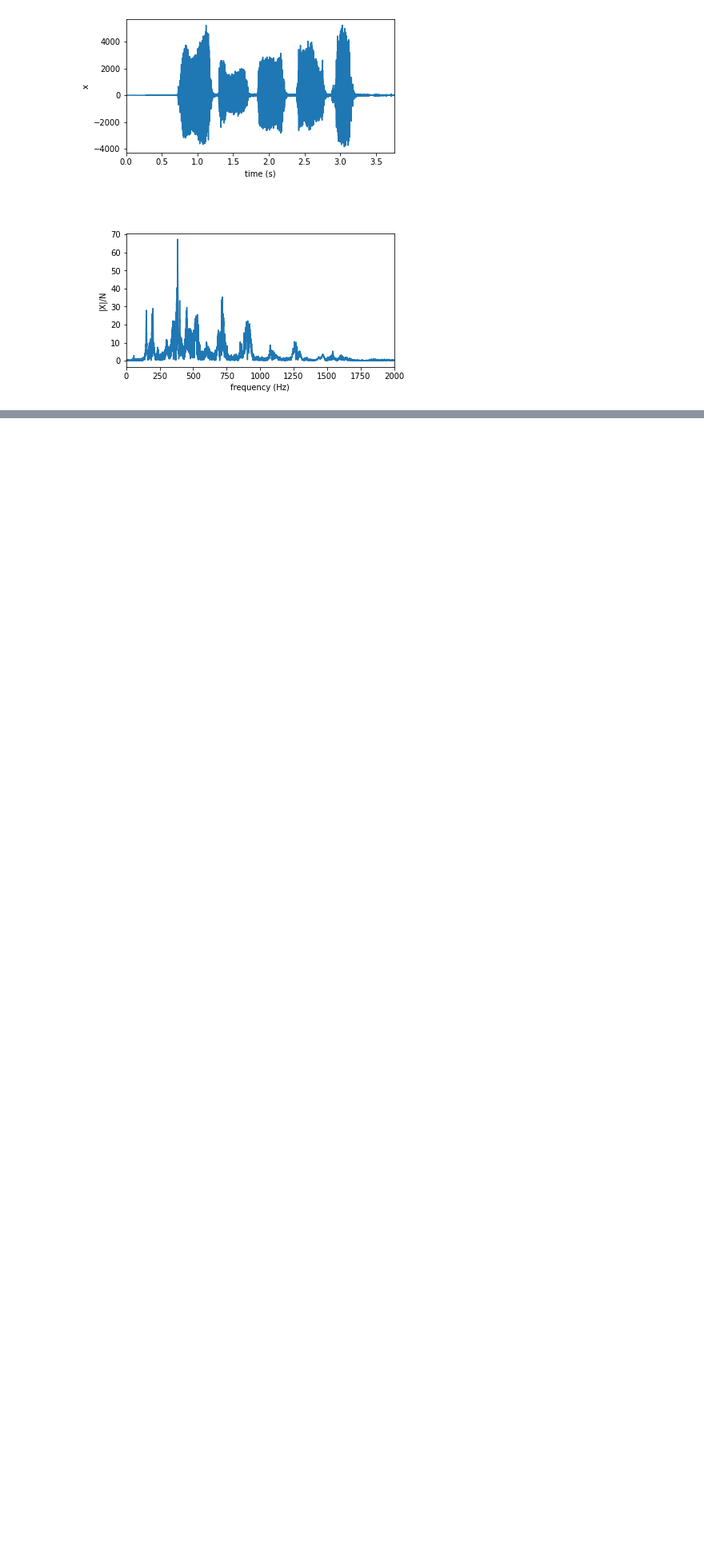
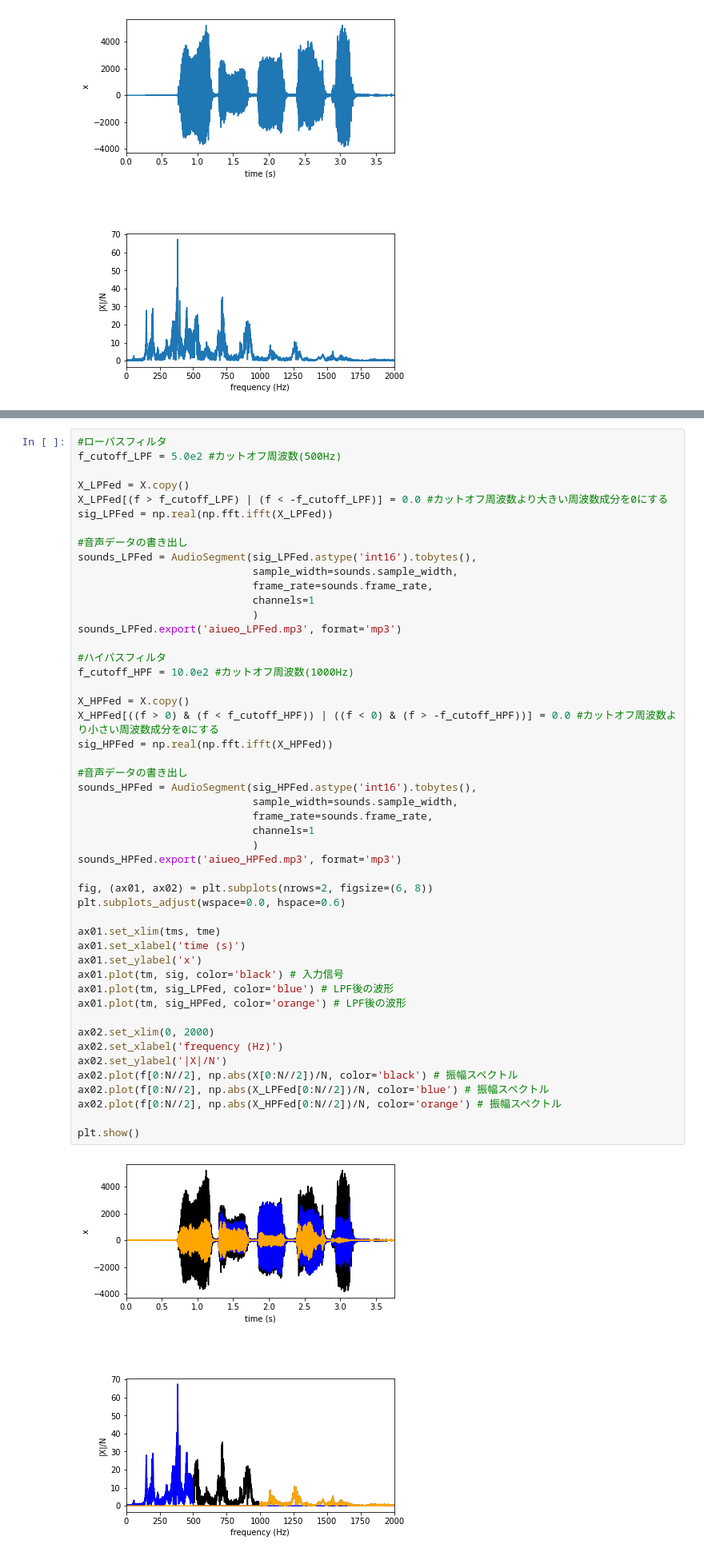
Before and after one commit to Sakuya649/AOJ, a Jupyter notebook: フーリエ・ウェーブレット解析入門/chap01.ipynb, the cells around one changed output, grey strips where cells are left out. Shown at 80% size. Saved outputs shown, nothing was run; the diff lists cells and outputs as text; blank space fills up the shorter version.

```diff
--- a/フーリエ・ウェーブレット解析入門/chap01.ipynb
+++ b/フーリエ・ウェーブレット解析入門/chap01.ipynb
@@ -90,0 +95,51 @@ duration: 3.7546666666666666 s
+# %%
+#ローパスフィルタ
+f_cutoff_LPF = 5.0e2 #カットオフ周波数(500Hz)
+
+X_LPFed = X.copy()
+X_LPFed[(f > f_cutoff_LPF) | (f < -f_cutoff_LPF)] = 0.0 #カットオフ周波数より大きい周波数成分を0にする
+sig_LPFed = np.real(np.fft.ifft(X_LPFed))
+
+#音声データの書き出し
+sounds_LPFed = AudioSegment(sig_LPFed.astype('int16').tobytes(),
+                            sample_width=sounds.sample_width,
+                            frame_rate=sounds.frame_rate,
+                            channels=1
+                            )
+sounds_LPFed.export('aiueo_LPFed.mp3', format='mp3')
+
+#ハイパスフィルタ
+f_cutoff_HPF = 10.0e2 #カットオフ周波数(1000Hz)
+
+X_HPFed = X.copy()
+X_HPFed[((f > 0) & (f < f_cutoff_HPF)) | ((f < 0) & (f > -f_cutoff_HPF))] = 0.0 #カットオフ周波数より小さい周波数成分を0にする
+sig_HPFed = np.real(np.fft.ifft(X_HPFed))
+
+#音声データの書き出し
+sounds_HPFed = AudioSegment(sig_HPFed.astype('int16').tobytes(),
+                            sample_width=sounds.sample_width,
+                            frame_rate=sounds.frame_rate,
+                            channels=1
+                            )
+sounds_HPFed.export('aiueo_HPFed.mp3', format='mp3')
+
+fig, (ax01, ax02) = plt.subplots(nrows=2, figsize=(6, 8))
+plt.subplots_adjust(wspace=0.0, hspace=0.6)
+
+ax01.set_xlim(tms, tme)
+ax01.set_xlabel('time (s)')
+ax01.set_ylabel('x')
+ax01.plot(tm, sig, color='black') # 入力信号
+ax01.plot(tm, sig_LPFed, color='blue') # LPF後の波形
+ax01.plot(tm, sig_HPFed, color='orange') # LPF後の波形
+
+ax02.set_xlim(0, 2000)
+ax02.set_xlabel('frequency (Hz)')
+ax02.set_ylabel('|X|/N')
+ax02.plot(f[0:N//2], np.abs(X[0:N//2])/N, color='black') # 振幅スペクトル
+ax02.plot(f[0:N//2], np.abs(X_LPFed[0:N//2])/N, color='blue') # 振幅スペクトル
+ax02.plot(f[0:N//2], np.abs(X_HPFed[0:N//2])/N, color='orange') # 振幅スペクトル
+
+plt.show()
+# %% [output]
+[figure, added]
```
Also changed, not shown: parts of 1 cell of this notebook.
